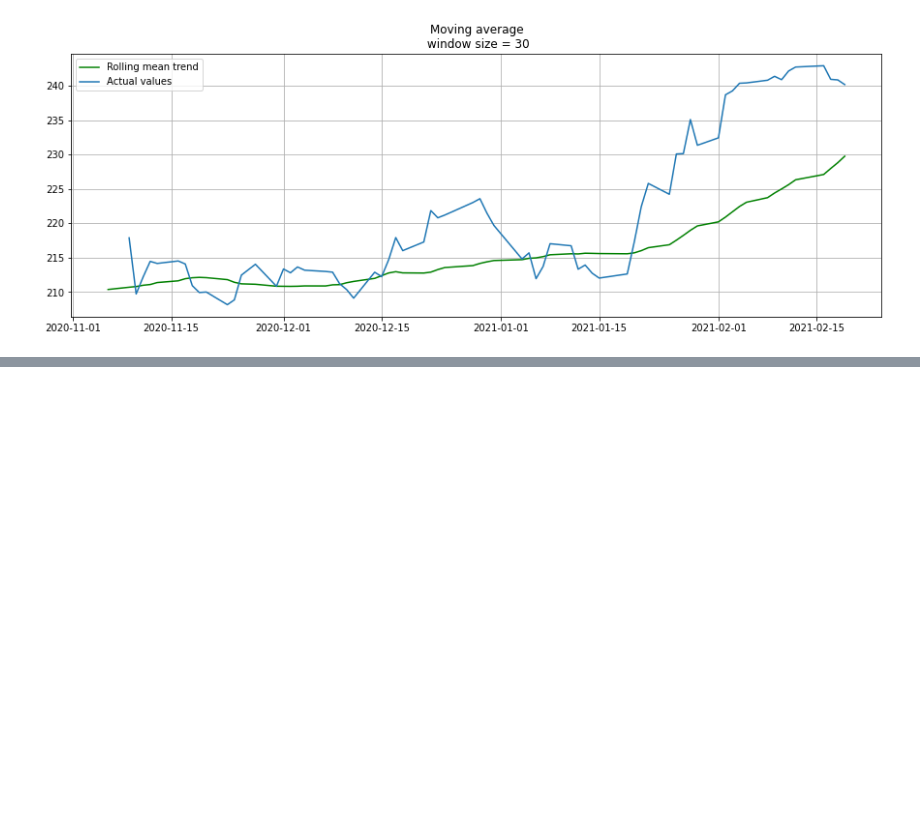
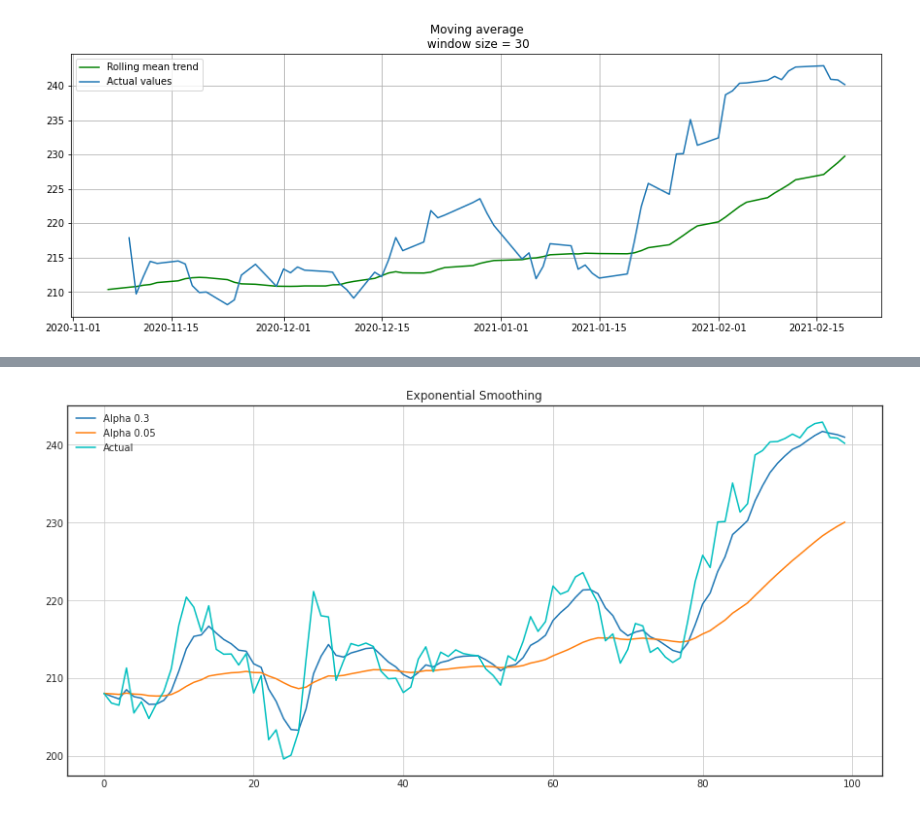
Before and after one commit to K7chyp/msft_time_series, a Jupyter notebook: msft_time_series.ipynb, the cells around one changed output, grey strips where cells are left out. Drawn from its saved outputs; the diff is of its cells as text; code cells hidden in the pictures; blank space fills up the shorter version.

```diff
--- a/msft_time_series.ipynb
+++ b/msft_time_series.ipynb
@@ -182,0 +214,5 @@ vis.plot_moving_average('Low', 30)
+# %%
+vis = Visualisation(df_msft[-100::])
+vis.plot_exponential_smoothing('Low',[0.3, 0.05])
+# %% [output]
+[figure, added]
```
Also changed, not shown: parts of 9 cells of this notebook.
